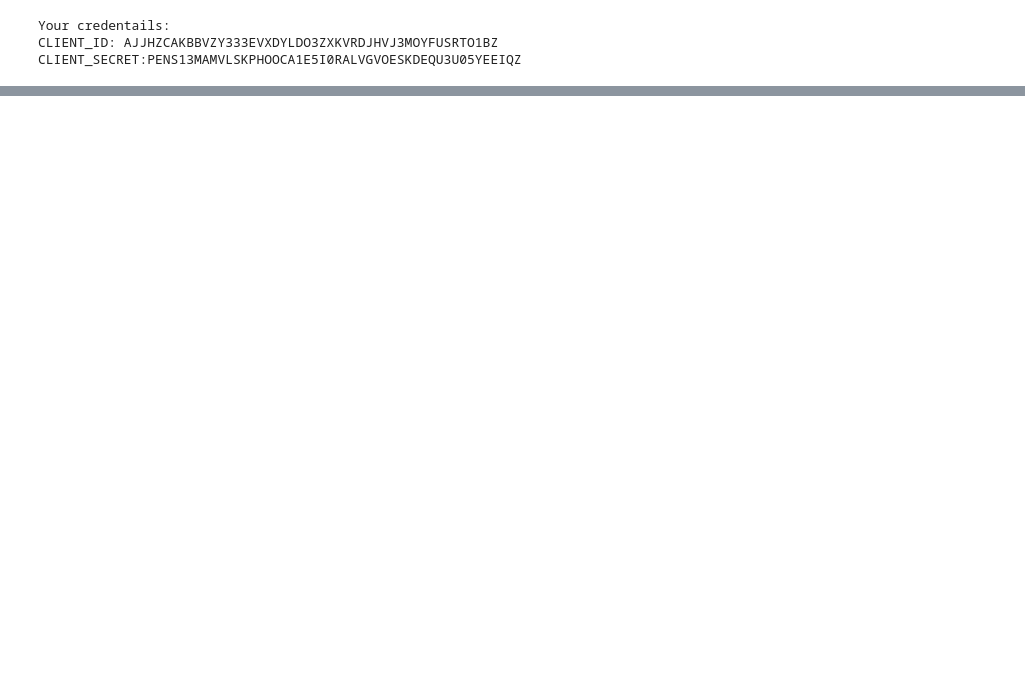
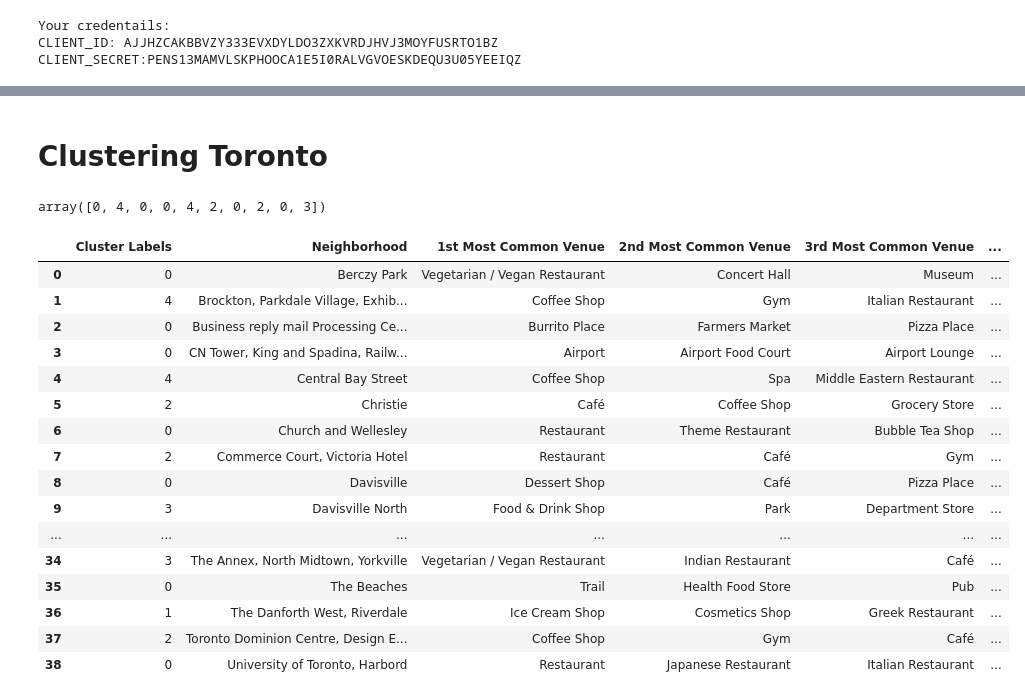
Before and after one commit to zgreenaw/Coursera-Repository, a Jupyter notebook: Applied Data Science Week 3.ipynb, the cells around one changed output, grey strips where cells are left out. Drawn from its saved outputs; the diff is of its cells as text; code cells hidden in the pictures; blank space fills up the shorter version.

```diff
--- a/Applied Data Science Week 3.ipynb
+++ b/Applied Data Science Week 3.ipynb
@@ -266,0 +351,13 @@ CLIENT_SECRET:PENS13MAMVLSKPHOOCA1E5I0RALVGVOESKDEQU3U05YEEIQZ
+# %%
+#Print each neighborhood along with top 5 most common venues
+num_top_venues = 5
+
+for hood in toronto_grouped['Neighborhood']:
+    print("----"+hood+"----")
+    temp = toronto_grouped[toronto_grouped['Neighborhood'] == hood].T.reset_index()
+    temp.columns = ['venue','freq']
+    temp = temp.iloc[1:]
+    temp['freq'] = temp['freq'].astype(float)
+    temp = temp.round({'freq': 2})
+    print(temp.sort_values('freq', ascending=False).reset_index(drop=True).head(num_top_venues))
+    print('\n')
@@ -266,0 +417,2 @@ CLIENT_SECRET:PENS13MAMVLSKPHOOCA1E5I0RALVGVOESKDEQU3U05YEEIQZ
+# %% [markdown]
+# Clustering Toronto
@@ -266,0 +421,16 @@ CLIENT_SECRET:PENS13MAMVLSKPHOOCA1E5I0RALVGVOESKDEQU3U05YEEIQZ
+# %%
+
+from sklearn.cluster import KMeans
+
+# set number of clusters
+kclusters = 5
+
+toronto_grouped_clustering = toronto_grouped.drop('Neighborhood', 1)
+
+# run k-means clustering
+kmeans = KMeans(n_clusters=kclusters, random_state=0).fit(toronto_grouped_clustering)
+
+# check cluster labels generated for each row in the dataframe
+kmeans.labels_[0:10]
+# %% [output]
+array([0, 4, 0, 0, 4, 2, 0, 2, 0, 3])
@@ -266,0 +440,20 @@ CLIENT_SECRET:PENS13MAMVLSKPHOOCA1E5I0RALVGVOESKDEQU3U05YEEIQZ
+# %%
+neighborhoods_venues_sorted
+# %% [output]
+|  | Cluster Labels | Neighborhood | 1st Most Common Venue | 2nd Most Common Venue | 3rd Most Common Venue | ... |
+| 0 | 0 | Berczy Park | Vegetarian / Vegan Restaurant | Concert Hall | Museum | ... |
+| 1 | 4 | Brockton, Parkdale Village, Exhib... | Coffee Shop | Gym | Italian Restaurant | ... |
+| 2 | 0 | Business reply mail Processing Ce... | Burrito Place | Farmers Market | Pizza Place | ... |
+| 3 | 0 | CN Tower, King and Spadina, Railw... | Airport | Airport Food Court | Airport Lounge | ... |
+| 4 | 4 | Central Bay Street | Coffee Shop | Spa | Middle Eastern Restaurant | ... |
+| 5 | 2 | Christie | Café | Coffee Shop | Grocery Store | ... |
+| 6 | 0 | Church and Wellesley | Restaurant | Theme Restaurant | Bubble Tea Shop | ... |
+| 7 | 2 | Commerce Court, Victoria Hotel | Restaurant | Café | Gym | ... |
+| 8 | 0 | Davisville | Dessert Shop | Café | Pizza Place | ... |
+| 9 | 3 | Davisville North | Food & Drink Shop | Park | Department Store | ... |
+| ... | ... | ... | ... | ... | ... | ... |
+| 34 | 3 | The Annex, North Midtown, Yorkville | Vegetarian / Vegan Restaurant | Indian Restaurant | Café | ... |
+| 35 | 0 | The Beaches | Trail | Health Food Store | Pub | ... |
+| 36 | 1 | The Danforth West, Riverdale | Ice Cream Shop | Cosmetics Shop | Greek Restaurant | ... |
+| 37 | 2 | Toronto Dominion Centre, Design E... | Coffee Shop | Gym | Café | ... |
+| 38 | 0 | University of Toronto, Harbord | Restaurant | Japanese Restaurant | Italian Restaurant | ... |
```
Also changed, not shown: parts of 28 cells of this notebook.
